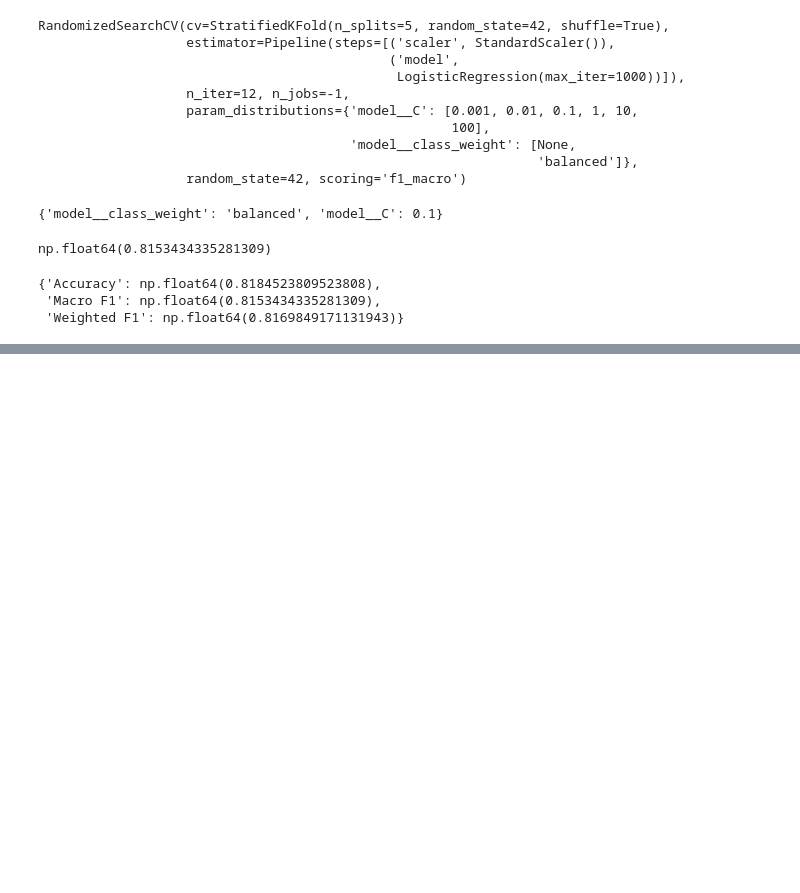
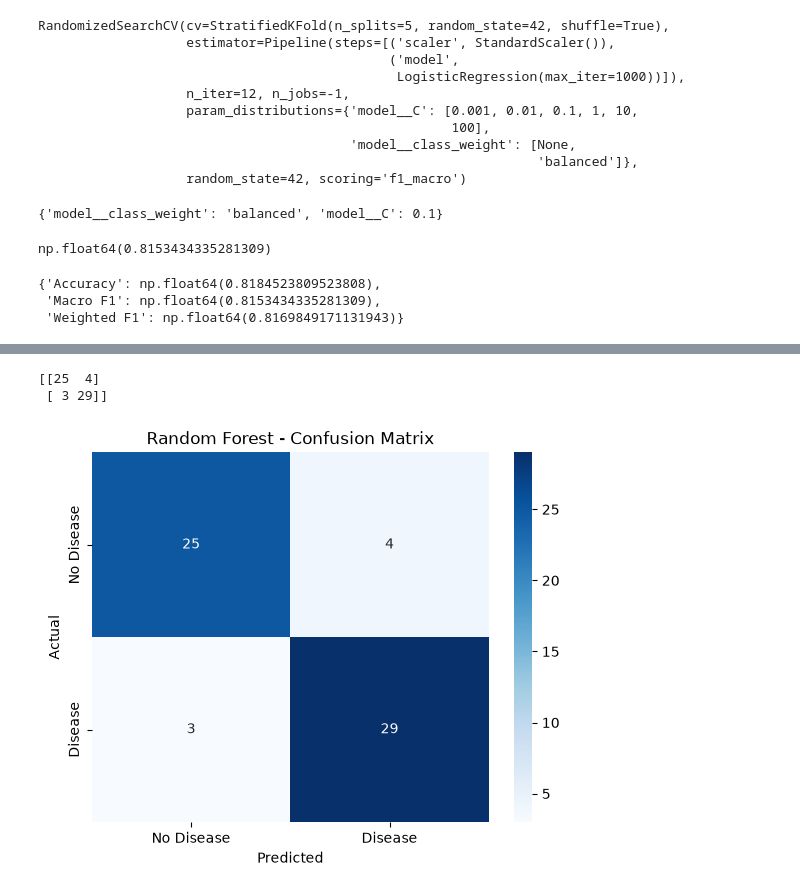
Before and after one commit to salilu1/heart-disease, a Jupyter notebook: heart_disease.ipynb, the cells around one changed output, grey strips where cells are left out. Drawn from its saved outputs; the diff is of its cells as text; code cells hidden in the pictures; blank space fills up the shorter version.

Commit message:
Evaluate the best model with test data

```diff
--- a/heart_disease.ipynb
+++ b/heart_disease.ipynb
@@ -568,3 +568,7 @@ tuned_lr_results
 {'Accuracy': np.float64(0.8184523809523808),
  'Macro F1': np.float64(0.8153434335281309),
  'Weighted F1': np.float64(0.8169849171131943)}
+# %%
+best_model = rf_search.best_estimator_
+
+y_pred = best_model.predict(X_test)
@@ -570,0 +601,26 @@ tuned_lr_results
+# %%
+cm = confusion_matrix(y_test, y_pred)
+
+print(cm)
+# %% [output]
+[[25  4]
+ [ 3 29]]
+# %%
+import seaborn as sns
+import matplotlib.pyplot as plt
+
+sns.heatmap(
+    cm,
+    annot=True,
+    fmt="d",
+    cmap="Blues",
+    xticklabels=["No Disease", "Disease"],
+    yticklabels=["No Disease", "Disease"]
+)
+
+plt.xlabel("Predicted")
+plt.ylabel("Actual")
+plt.title("Random Forest - Confusion Matrix")
+plt.show()
+# %% [output]
+[figure, added]
```
Also changed, not shown: parts of 1 cell of this notebook.
